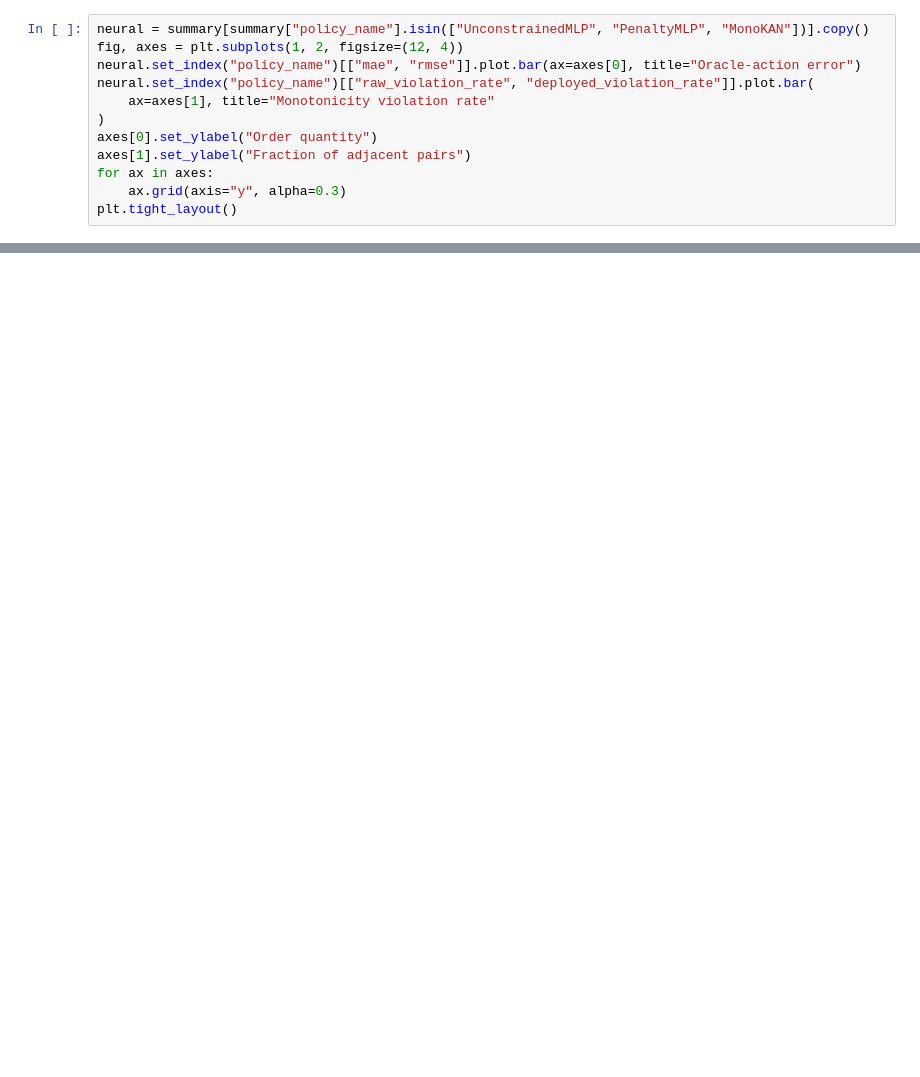
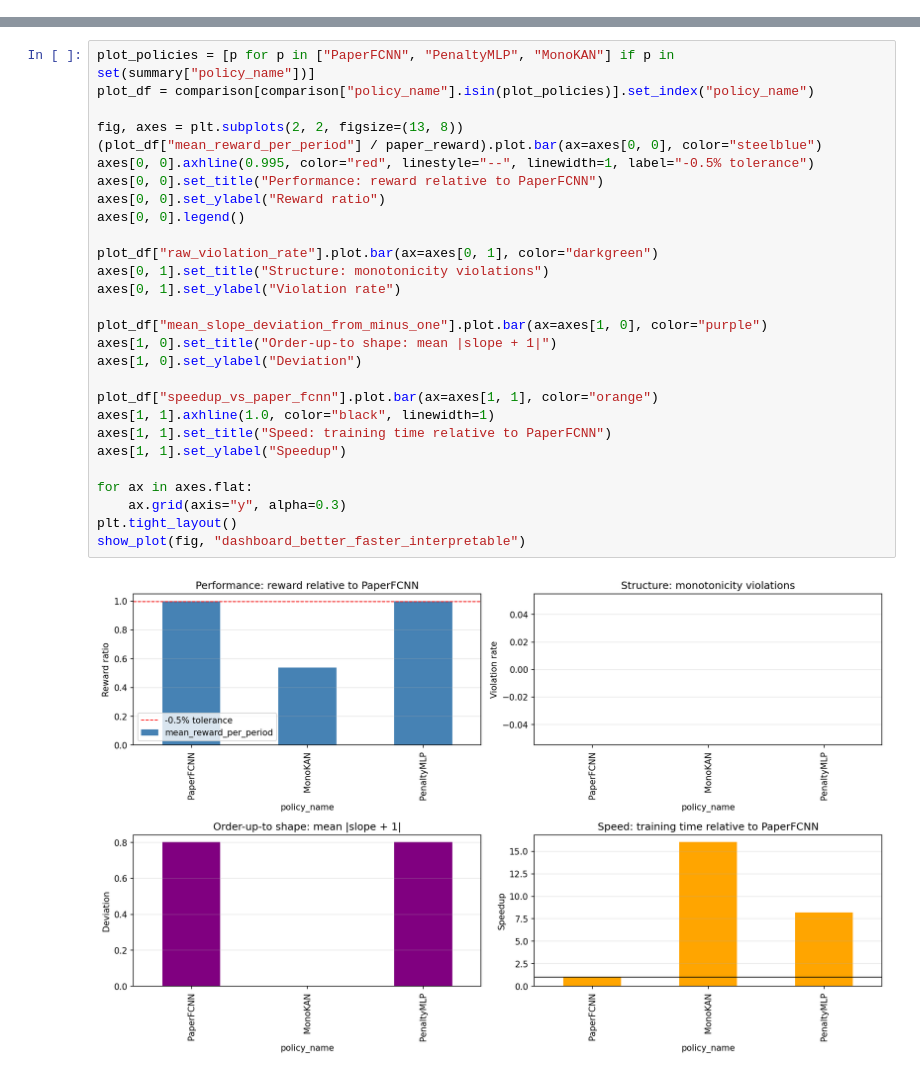
Before and after one commit to KMing02/IDP_Inventory_Control, a Jupyter notebook: notebooks/idp_monotonic_inventory_control.ipynb, the cells around one changed output, grey strips where cells are left out. Saved outputs shown, nothing was run; the diff lists cells and outputs as text; blank space fills up the shorter version.

```diff
--- a/notebooks/idp_monotonic_inventory_control.ipynb
+++ b/notebooks/idp_monotonic_inventory_control.ipynb
@@ -66,12 +67,0 @@ MAE/RMSE compare deployed actions with oracle base-stock actions. Raw violations
-# %%
-neural = summary[summary["policy_name"].isin(["UnconstrainedMLP", "PenaltyMLP", "MonoKAN"])].copy()
-fig, axes = plt.subplots(1, 2, figsize=(12, 4))
-neural.set_index("policy_name")[["mae", "rmse"]].plot.bar(ax=axes[0], title="Oracle-action error")
-neural.set_index("policy_name")[["raw_violation_rate", "deployed_violation_rate"]].plot.bar(
-    ax=axes[1], title="Monotonicity violation rate"
-)
-axes[0].set_ylabel("Order quantity")
-axes[1].set_ylabel("Fraction of adjacent pairs")
-for ax in axes:
-    ax.grid(axis="y", alpha=0.3)
-plt.tight_layout()
@@ -83,0 +139,30 @@ Curves show the selected runs. Phase 0 is imitation warm-starting and phase 1 is
+# %%
+plot_policies = [p for p in ["PaperFCNN", "PenaltyMLP", "MonoKAN"] if p in set(summary["policy_name"])]
+plot_df = comparison[comparison["policy_name"].isin(plot_policies)].set_index("policy_name")
+
+fig, axes = plt.subplots(2, 2, figsize=(13, 8))
+(plot_df["mean_reward_per_period"] / paper_reward).plot.bar(ax=axes[0, 0], color="steelblue")
+axes[0, 0].axhline(0.995, color="red", linestyle="--", linewidth=1, label="-0.5% tolerance")
+axes[0, 0].set_title("Performance: reward relative to PaperFCNN")
+axes[0, 0].set_ylabel("Reward ratio")
+axes[0, 0].legend()
+
+plot_df["raw_violation_rate"].plot.bar(ax=axes[0, 1], color="darkgreen")
+axes[0, 1].set_title("Structure: monotonicity violations")
+axes[0, 1].set_ylabel("Violation rate")
+
+plot_df["mean_slope_deviation_from_minus_one"].plot.bar(ax=axes[1, 0], color="purple")
+axes[1, 0].set_title("Order-up-to shape: mean |slope + 1|")
+axes[1, 0].set_ylabel("Deviation")
+
+plot_df["speedup_vs_paper_fcnn"].plot.bar(ax=axes[1, 1], color="orange")
+axes[1, 1].axhline(1.0, color="black", linewidth=1)
+axes[1, 1].set_title("Speed: training time relative to PaperFCNN")
+axes[1, 1].set_ylabel("Speedup")
+
+for ax in axes.flat:
+    ax.grid(axis="y", alpha=0.3)
+plt.tight_layout()
+show_plot(fig, "dashboard_better_faster_interpretable")
+# %% [output]
+[figure, added]
```
Also changed, not shown: parts of 30 cells of this notebook, 27 other files.
